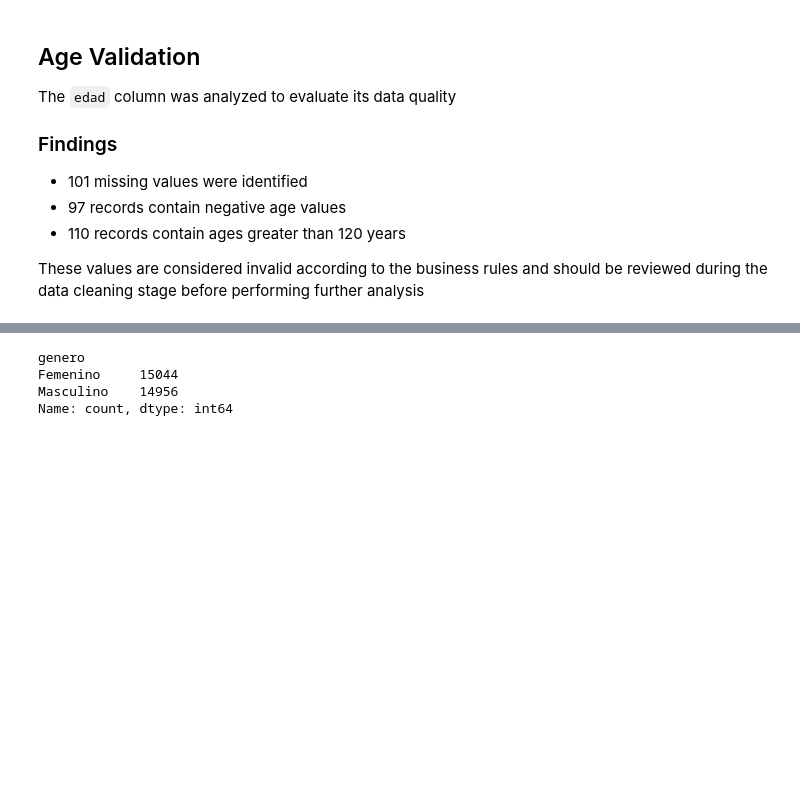
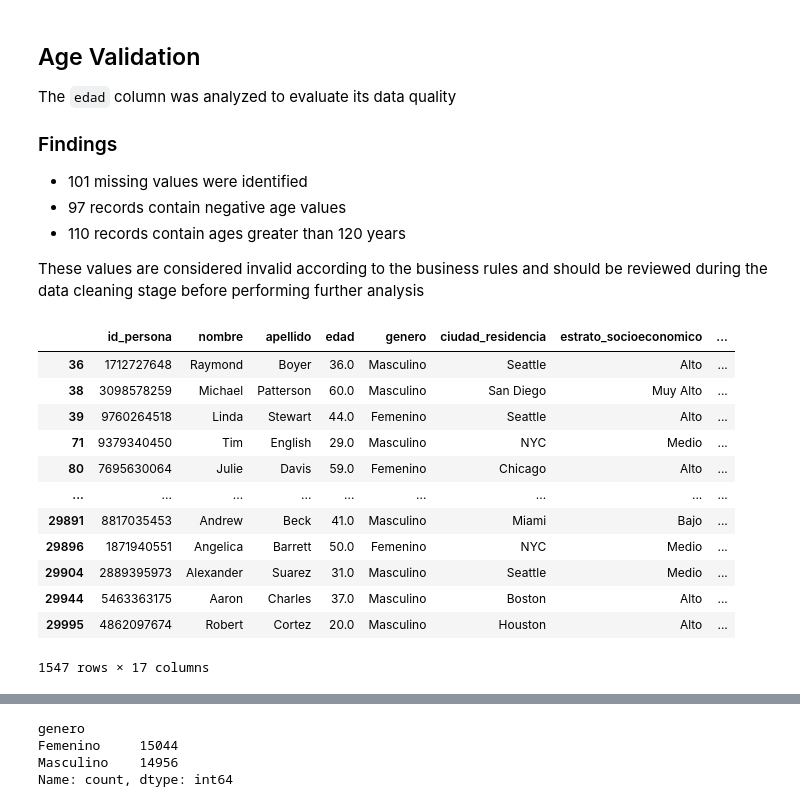
Before and after one commit to Dcuastumal/restaurant-customer-analysis, a Jupyter notebook: notebooks/exploratory_data_analysis.ipynb, the cells around one changed output, grey strips where cells are left out. Drawn from its saved outputs; the diff is of its cells as text; code cells hidden in the pictures; blank space fills up the shorter version.

```diff
--- a/notebooks/exploratory_data_analysis.ipynb
+++ b/notebooks/exploratory_data_analysis.ipynb
@@ -152,3 +156,19 @@ The `edad` column was analyzed to evaluate its data quality
 - 110 records contain ages greater than 120 years
 
 These values are considered invalid according to the business rules and should be reviewed during the data cleaning stage before performing further analysis
+# %%
+customers_df[customers_df["frecuencia_visita"] < 0]
+# %% [output]
+|  | id_persona | nombre | apellido | edad | genero | ciudad_residencia | estrato_socioeconomico | ... |
+| 36 | 1712727648 | Raymond | Boyer | 36.0 | Masculino | Seattle | Alto | ... |
+| 38 | 3098578259 | Michael | Patterson | 60.0 | Masculino | San Diego | Muy Alto | ... |
+| 39 | 9760264518 | Linda | Stewart | 44.0 | Femenino | Seattle | Alto | ... |
+| 71 | 9379340450 | Tim | English | 29.0 | Masculino | NYC | Medio | ... |
+| 80 | 7695630064 | Julie | Davis | 59.0 | Femenino | Chicago | Alto | ... |
+| ... | ... | ... | ... | ... | ... | ... | ... | ... |
+| 29891 | 8817035453 | Andrew | Beck | 41.0 | Masculino | Miami | Bajo | ... |
+| 29896 | 1871940551 | Angelica | Barrett | 50.0 | Femenino | NYC | Medio | ... |
+| 29904 | 2889395973 | Alexander | Suarez | 31.0 | Masculino | Seattle | Medio | ... |
+| 29944 | 5463363175 | Aaron | Charles | 37.0 | Masculino | Boston | Alto | ... |
+| 29995 | 4862097674 | Robert | Cortez | 20.0 | Masculino | Houston | Alto | ... |
+1547 rows × 17 columns
```
Also changed, not shown: parts of 10 cells of this notebook.
